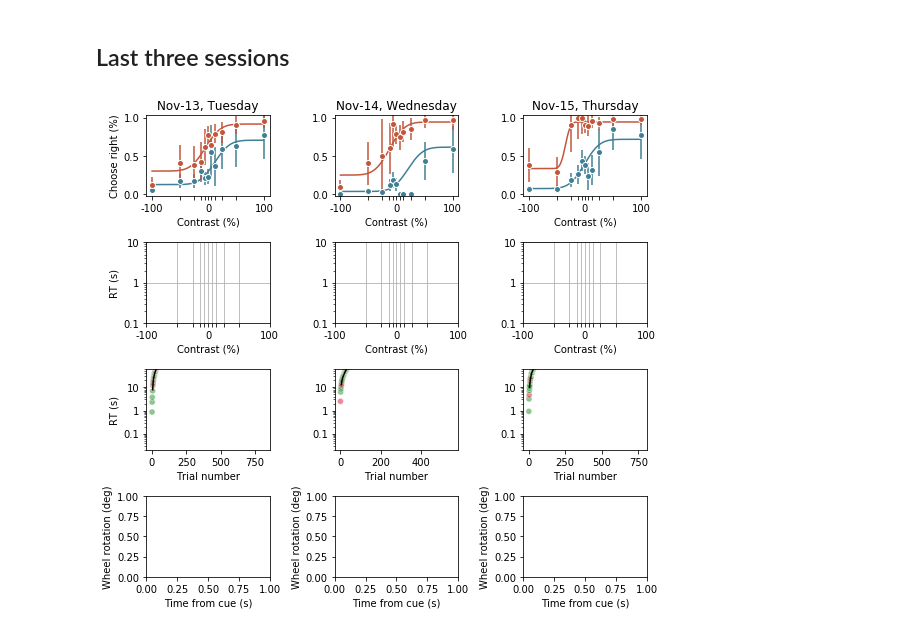
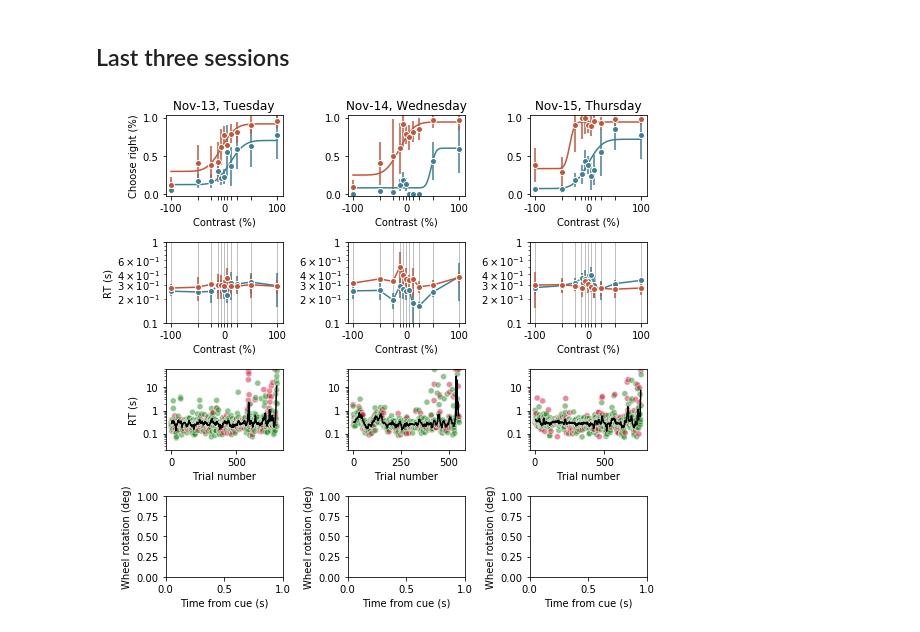
Before and after one commit to int-brain-lab/IBL-pipeline, a Jupyter notebook: notebooks/Behavioral overview snapshot.ipynb, the cells around one changed output. Cells and saved outputs as stored; diff of their text form; code cells hidden in the pictures.

Commit message:
Fix Behavioral overview notebook.

```diff
--- a/notebooks/Behavioral overview snapshot.ipynb
+++ b/notebooks/Behavioral overview snapshot.ipynb
@@ -71,29 +106,6 @@ for item in ax.get_xticklabels():
 [figure]
 # %% [markdown]
 ## Performance on easy trials
-# %%
-def dj_get_behavior(mouse):
-    b = behavior.TrialSet.Trial & mouse
-    behav = pd.DataFrame(b.fetch(order_by='session_start_time'))
-    behav['start_time'] = behav['session_start_time']
-    behav['trial'] = behav['trial_id']
-    behav['session_start_time'] = pd.to_datetime(behav.session_start_time)
-    behav['date']       = behav['session_start_time'].dt.floor("D")
-    behav['days']       = behav.date - behav.date[0]
-    behav['days']       = behav.days.dt.days
-    behav['signedContrast'] = (behav['trial_stim_contrast_left'] - behav['trial_stim_contrast_right']) * 100
-    behav['signedContrast'] = behav.signedContrast.astype(int)
-    val_map = {'CCW': -1, 'No Go': 0, 'CW': 1}
-    behav['choice'] = behav['trial_choice'].map(val_map)
-    behav['correct']   = np.where(np.sign(behav['signedContrast']) == behav['choice'], 1, 0)
-    behav.loc[behav['signedContrast'] == 0, 'correct'] = np.NaN
-    behav['choice2'] = behav.choice.replace([-1, 0, 1], [0, np.nan, 1]) # code as 0, 100 for percentages
-    behav['correct_easy'] = behav.correct
-    behav.loc[np.abs(behav['signedContrast']) < 50, 'correct_easy'] = np.NaN
-    behav.rename(columns={'trial_stim_prob_left':'probabilityLeft'}, inplace=True)
-    behav.rename(columns={'trial_response_time':'rt'}, inplace=True)
-    behav['included'] = True
-    return behav
 # %%
 behav = dj_get_behavior(ibl17)
 correct_easy = behav.groupby(['session_start_time'])['correct_easy'].mean().reset_index()
@@ -196,42 +196,41 @@ for day in sorteddays[-3:]:
     ax = axes[1, didx]
     for ix, probLeft in enumerate(dat['probabilityLeft'].sort_values().unique()):
         plot_chronometric(dat.loc[dat['probabilityLeft'] == probLeft, :], ax, cmap[ix])
-    ax.set(ylim=[0.1,10], xlim=[-100, 100])
+    ax.set(ylim=[0.1,1])
     ax.set_yscale("log")
     ax.yaxis.set_major_formatter(mpl.ticker.FuncFormatter(lambda y,pos: ('{{:.{:1d}f}}'.format(int(np.maximum(-np.log10(y),0)))).format(y)))
 
     # RTS THROUGHOUT SESSION
-    dat = dat.sort_values('trial', ascending=True)
     ax = axes[2, didx]
     sns.scatterplot(x='trial', y='rt', hue='correct',
         palette={1:"forestgreen", 0:"crimson"},
         alpha=.5, data=dat, ax=ax, legend=False)
     sns.lineplot(x='trial', y='rt', color='black', ci=None,
         data=dat[['trial', 'rt']].rolling(10).median(), ax=ax)
     ax.set(xlabel="Trial number", ylabel="RT (s)", ylim=[0.02, 60])
     ax.set_yscale("log")
     ax.yaxis.set_major_formatter(mpl.ticker.FuncFormatter(lambda y,pos: ('{{:.{:1d}f}}'.format(int(np.maximum(-np.log10(y),0)))).format(y)))
 
     # WHEEL ANALYSIS
     # thisdate = dat.loc[dat.index[0], 'date'].strftime('%Y-%m-%d')
     # eid = one.search(subjects=mouse, date_range=[thisdate, thisdate])
     # t, wheelpos, wheelvel = one.load(eid[0],
     # 	dataset_types=['_ibl_wheel.timestamps', '_ibl_wheel.position', '_ibl_wheel.velocity'])
     # wheeltimes = np.interp(np.arange(0,len(wheelpos)), t[:,0], t[:,1])
     #    #times = np.interp(np.arange(0,len(wheelPos)), t[:,0], t[:,1])
     # wheel = pd.DataFrame.from_dict({'position':wheelpos, 'velocity':wheelvel, 'times':wheeltimes})
 
     # ax = axes[3, didx]
     # sns.lineplot(x=wheeltimes, y=wheelpos, ax=ax)
     ax = axes[3, didx]
     ax.set(xlabel='Time from cue (s)', ylabel='Wheel rotation (deg)')
 
     didx += 1
 
 for i in range(3):
     axes[i,1].set(ylabel='')
     axes[i,2].set(ylabel='')
 
 plt.tight_layout(rect=[0, 0.03, 1, 0.95])
 # %% [output]
-[figure, old version]
+[figure, new version]
```
Also changed, not shown: parts of 8 cells of this notebook.
